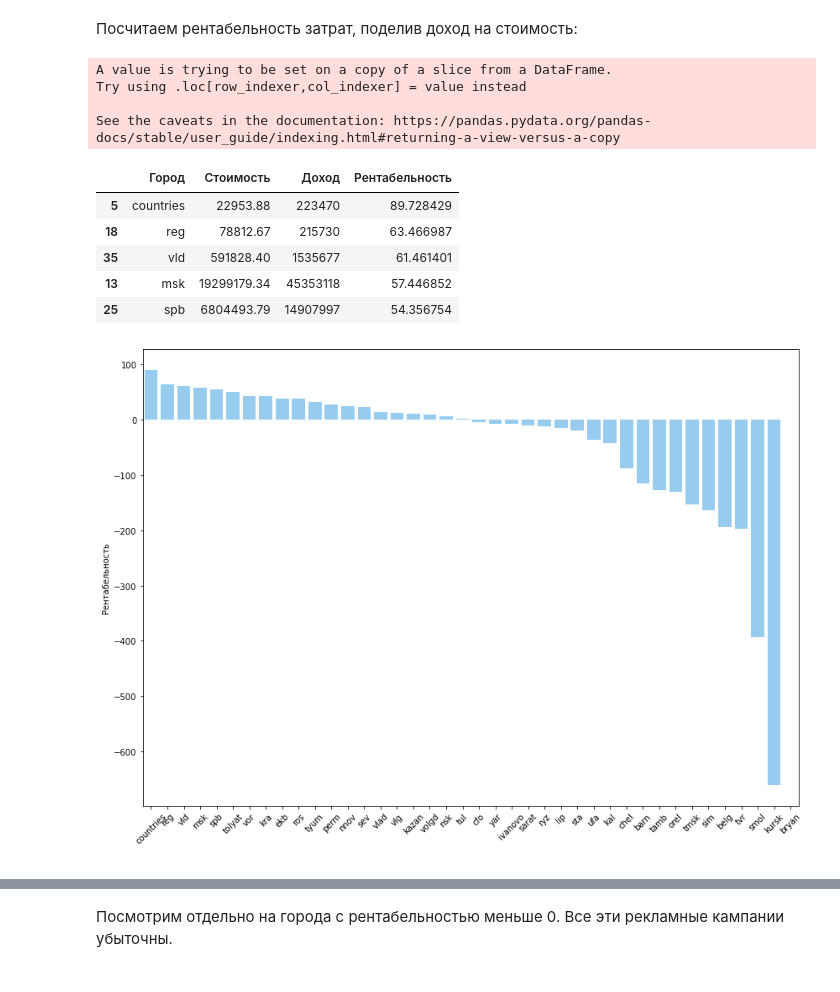
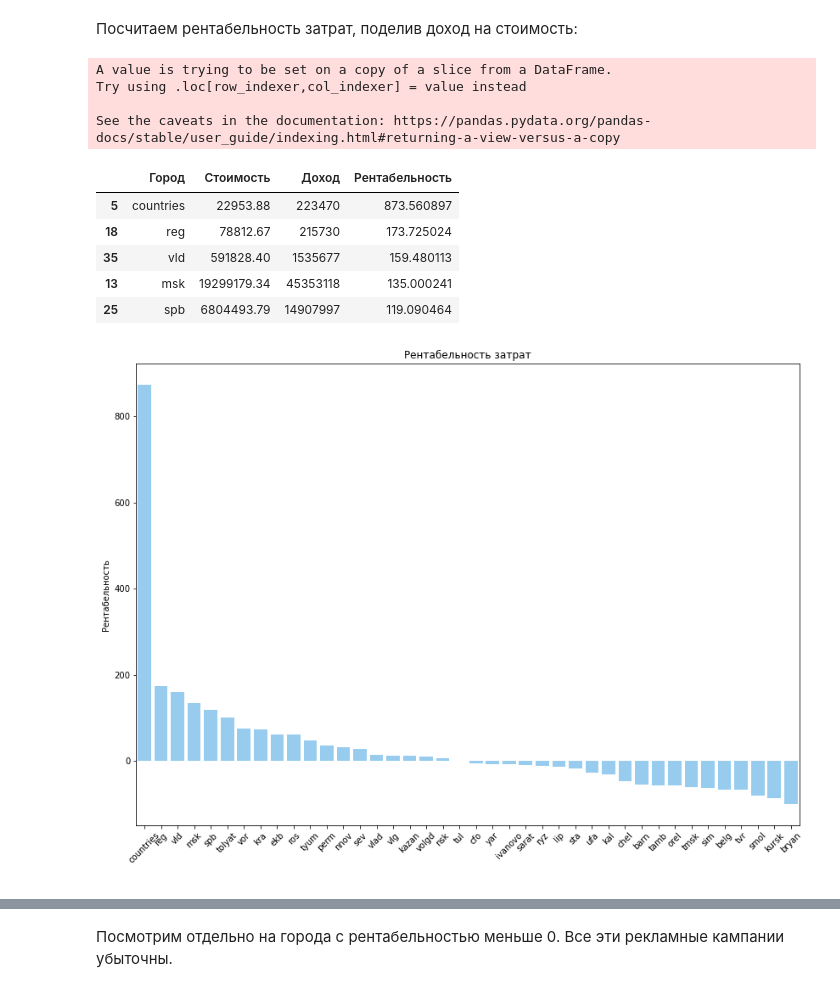
Before and after one commit to AnnaSledneva/Data-Analysis-Projects, a Jupyter notebook: Анализ рекламного трафика/project_github.ipynb, the cells around one changed output, grey strips where cells are left out. Saved outputs shown, nothing was run; the diff lists cells and outputs as text; code cells hidden in the pictures.

```diff
--- a/Анализ рекламного трафика/project_github.ipynb
+++ b/Анализ рекламного трафика/project_github.ipynb
@@ -219,7 +268,7 @@ plt.show()
 # %% [markdown]
 Посчитаем рентабельность затрат, поделив доход на стоимость:
 # %%
-data['Рентабельность'] = (data['Доход'] - data['Стоимость']) / data['Доход'] * 100
+data['Рентабельность'] = (data['Доход'] - data['Стоимость']) / data['Стоимость'] * 100
 data = data.sort_values(by='Рентабельность', ascending=False)
 data.head()
 # %% [output]
@@ -228,17 +277,18 @@ Try using .loc[row_indexer,col_indexer] = value instead
 
 See the caveats in the documentation: https://pandas.pydata.org/pandas-docs/stable/user_guide/indexing.html#returning-a-view-versus-a-copy
 |  | Город | Стоимость | Доход | Рентабельность |
-| 5 | countries | 22953.88 | 223470 | 89.728429 |
-| 18 | reg | 78812.67 | 215730 | 63.466987 |
-| 35 | vld | 591828.40 | 1535677 | 61.461401 |
-| 13 | msk | 19299179.34 | 45353118 | 57.446852 |
-| 25 | spb | 6804493.79 | 14907997 | 54.356754 |
+| 5 | countries | 22953.88 | 223470 | 873.560897 |
+| 18 | reg | 78812.67 | 215730 | 173.725024 |
+| 35 | vld | 591828.40 | 1535677 | 159.480113 |
+| 13 | msk | 19299179.34 | 45353118 | 135.000241 |
+| 25 | spb | 6804493.79 | 14907997 | 119.090464 |
 # %%
 plt.figure(figsize=(14, 10))
 sns.barplot(x='Город', y='Рентабельность', data=data, color='#89CFFD')
+plt.title('Рентабельность затрат')
 plt.xticks(rotation=45)
 plt.xlabel(' ')
 plt.show()
 # %% [output]
-[figure, old version]
+[figure, new version]
 # %% [markdown]
```
Also changed, not shown: parts of 47 cells of this notebook.
